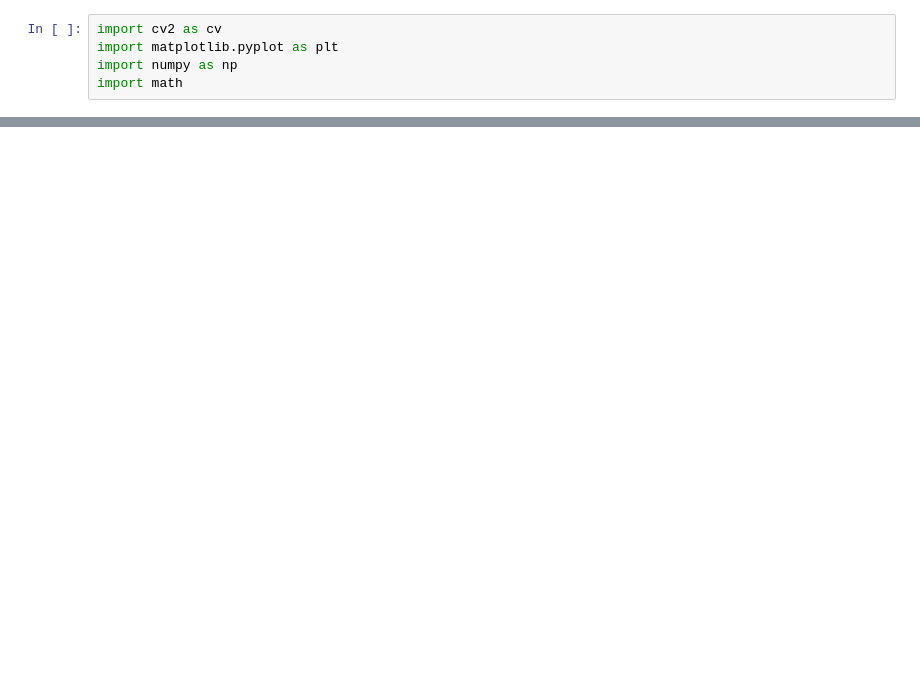
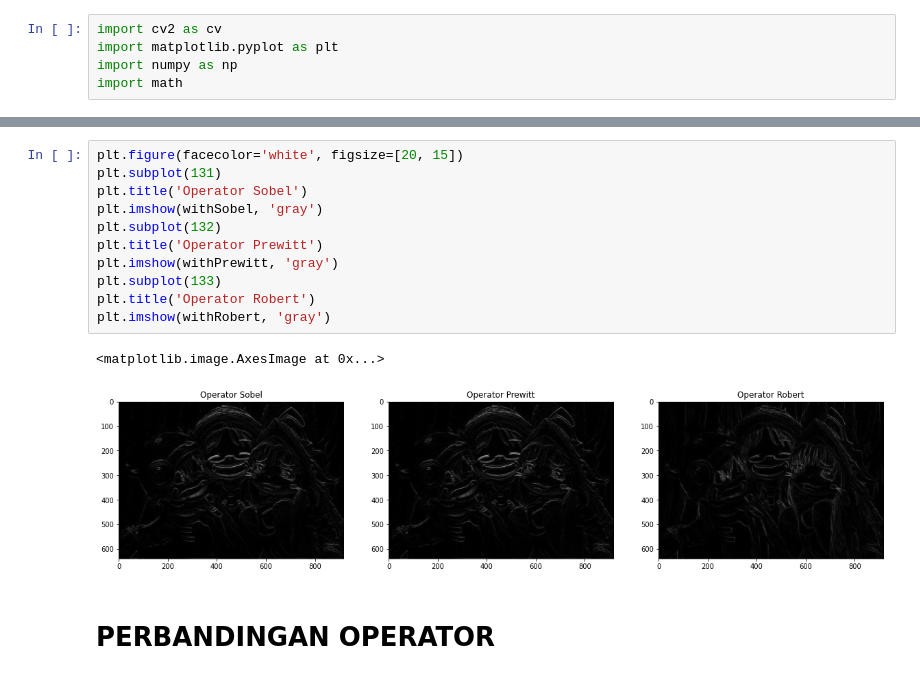
Before and after one commit to shafaio/PCD-Dasar, a Jupyter notebook: MODUL 6/jurnal.ipynb, the cells around one changed output, grey strips where cells are left out. Drawn from its saved outputs; the diff is of its cells as text; blank space fills up the shorter version.

```diff
--- a/MODUL 6/jurnal.ipynb
+++ b/MODUL 6/jurnal.ipynb
@@ -76,0 +120,16 @@ plt.imshow(withSobel, 'gray')
+# %%
+plt.figure(facecolor='white', figsize=[20, 15])
+plt.subplot(131)
+plt.title('Operator Sobel')
+plt.imshow(withSobel, 'gray')
+plt.subplot(132)
+plt.title('Operator Prewitt')
+plt.imshow(withPrewitt, 'gray')
+plt.subplot(133)
+plt.title('Operator Robert')
+plt.imshow(withRobert, 'gray')
+# %% [output]
+<matplotlib.image.AxesImage at 0x...>
+[figure, added]
+# %% [markdown]
+# PERBANDINGAN OPERATOR
```
Also changed, not shown: parts of 15 cells of this notebook.
